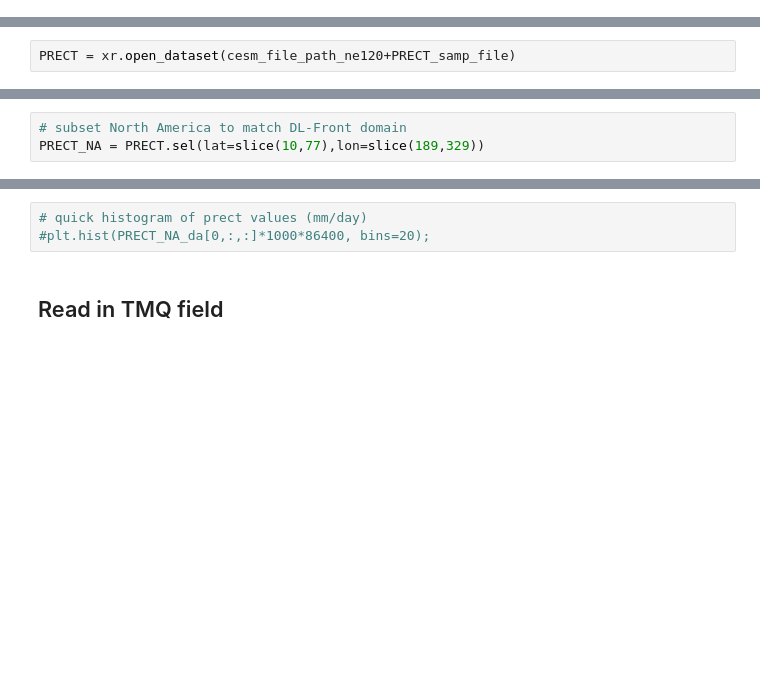
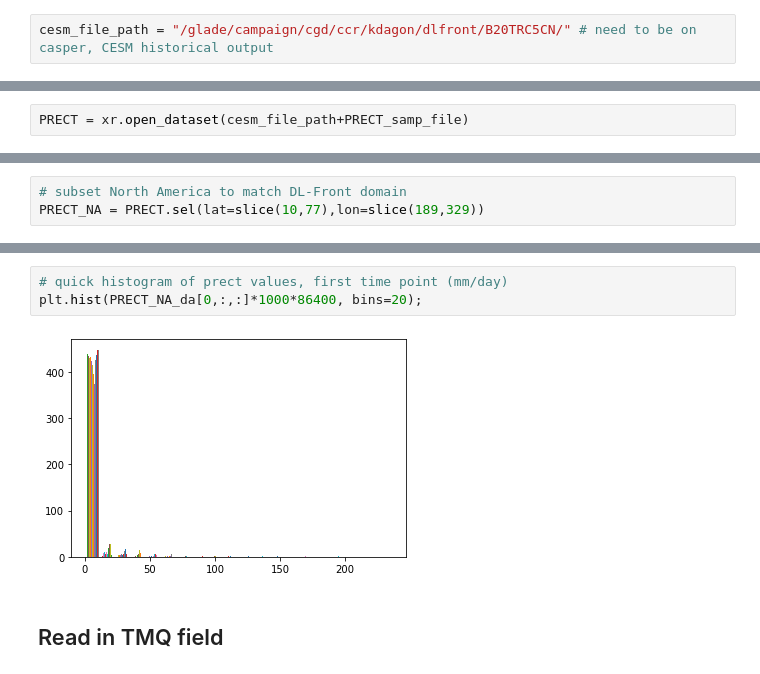
Before and after one commit to katiedagon/ML-extremes, a Jupyter notebook: notebooks/FrontsAnalysis_superimpose.ipynb, the cells around one changed output, grey strips where cells are left out. Drawn from its saved outputs; the diff is of its cells as text; blank space fills up the shorter version.

```diff
--- a/notebooks/FrontsAnalysis_superimpose.ipynb
+++ b/notebooks/FrontsAnalysis_superimpose.ipynb
@@ -44 +80,3 @@ cesm_file_path_ne120 = "/glade/scratch/kdagon/FrontDetector/" # tmp path for chy
+# %%
+cesm_file_path = "/glade/campaign/cgd/ccr/kdagon/dlfront/B20TRC5CN/" # need to be on casper, CESM historical output
 # %%
@@ -46,4 +84,4 @@ cesm_file_path_ne120 = "/glade/scratch/kdagon/FrontDetector/" # tmp path for chy
 # remapped from unstructured grid to FV (still 1/4 degree so will not completely match frontal ID)
 PRECT_samp_file = "b.e13.B20TRC5CN.ne120_g16.003.cam.h4.PRECT.2000010100Z-2000123121Z.FV.nc"
 # %%
-PRECT = xr.open_dataset(cesm_file_path_ne120+PRECT_samp_file)
+PRECT = xr.open_dataset(cesm_file_path+PRECT_samp_file)
@@ -57,6 +126,8 @@ PRECT_NA_da = PRECT_NA.PRECT
 # %%
-# quick histogram of prect values (mm/day)
-#plt.hist(PRECT_NA_da[0,:,:]*1000*86400, bins=20);
+# quick histogram of prect values, first time point (mm/day)
+plt.hist(PRECT_NA_da[0,:,:]*1000*86400, bins=20);
+# %% [output]
+[figure, added]
 # %% [markdown]
 ## Read in TMQ field
 # %%
```
Also changed, not shown: parts of 11 cells of this notebook, 3 other files.
